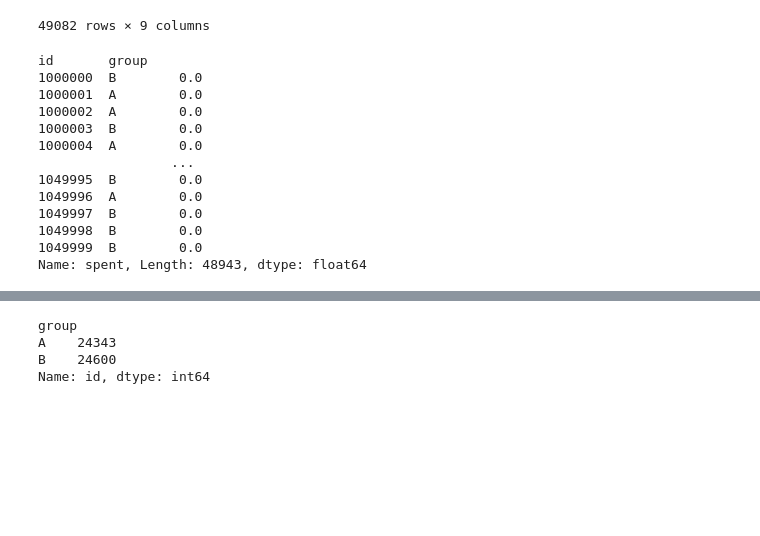
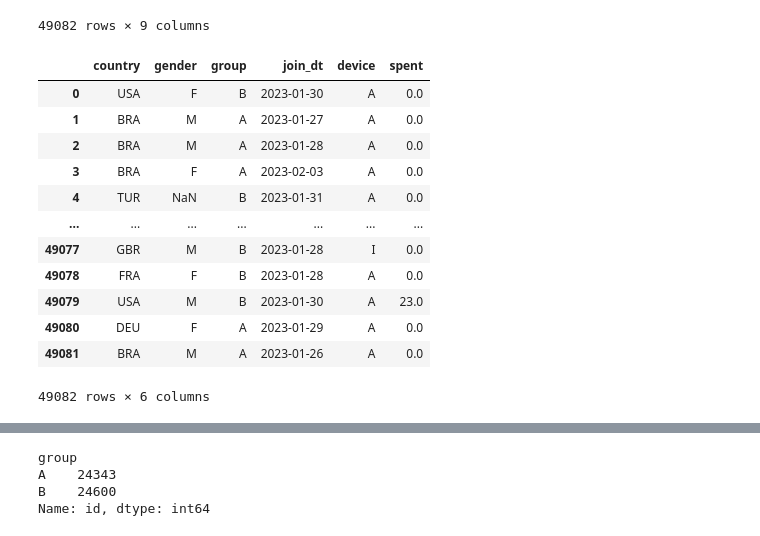
Before and after one commit to tushalkumar/Master_school_project_1, a Jupyter notebook: ab_testing_my_work.ipynb, the cells around one changed output, grey strips where cells are left out. Drawn from its saved outputs; the diff is of its cells as text; code cells hidden in the pictures; blank space fills up the shorter version.

```diff
--- a/ab_testing_my_work.ipynb
+++ b/ab_testing_my_work.ipynb
@@ -30,16 +28,16 @@ aa = df[['id','spent','group']].groupby(['id','group'])['spent'].sum()
-# %%
-aa
-# %% [output]
-id       group
-1000000  B        0.0
-1000001  A        0.0
-1000002  A        0.0
-1000003  B        0.0
-1000004  A        0.0
-                 ...
-1049995  B        0.0
-1049996  A        0.0
-1049997  B        0.0
-1049998  B        0.0
-1049999  B        0.0
-Name: spent, Length: 48943, dtype: float64
+# %%
+df.iloc[:,[1,2,3,4,5,8]]
+# %% [output]
+|  | country | gender | group | join_dt | device | spent |
+| 0 | USA | F | B | 2023-01-30 | A | 0.0 |
+| 1 | BRA | M | A | 2023-01-27 | A | 0.0 |
+| 2 | BRA | M | A | 2023-01-28 | A | 0.0 |
+| 3 | BRA | F | A | 2023-02-03 | A | 0.0 |
+| 4 | TUR | NaN | B | 2023-01-31 | A | 0.0 |
+| ... | ... | ... | ... | ... | ... | ... |
+| 49077 | GBR | M | B | 2023-01-28 | I | 0.0 |
+| 49078 | FRA | F | B | 2023-01-28 | A | 0.0 |
+| 49079 | USA | M | B | 2023-01-30 | A | 23.0 |
+| 49080 | DEU | F | A | 2023-01-29 | A | 0.0 |
+| 49081 | BRA | M | A | 2023-01-26 | A | 0.0 |
+49082 rows × 6 columns
```
Also changed, not shown: parts of 23 cells of this notebook.
